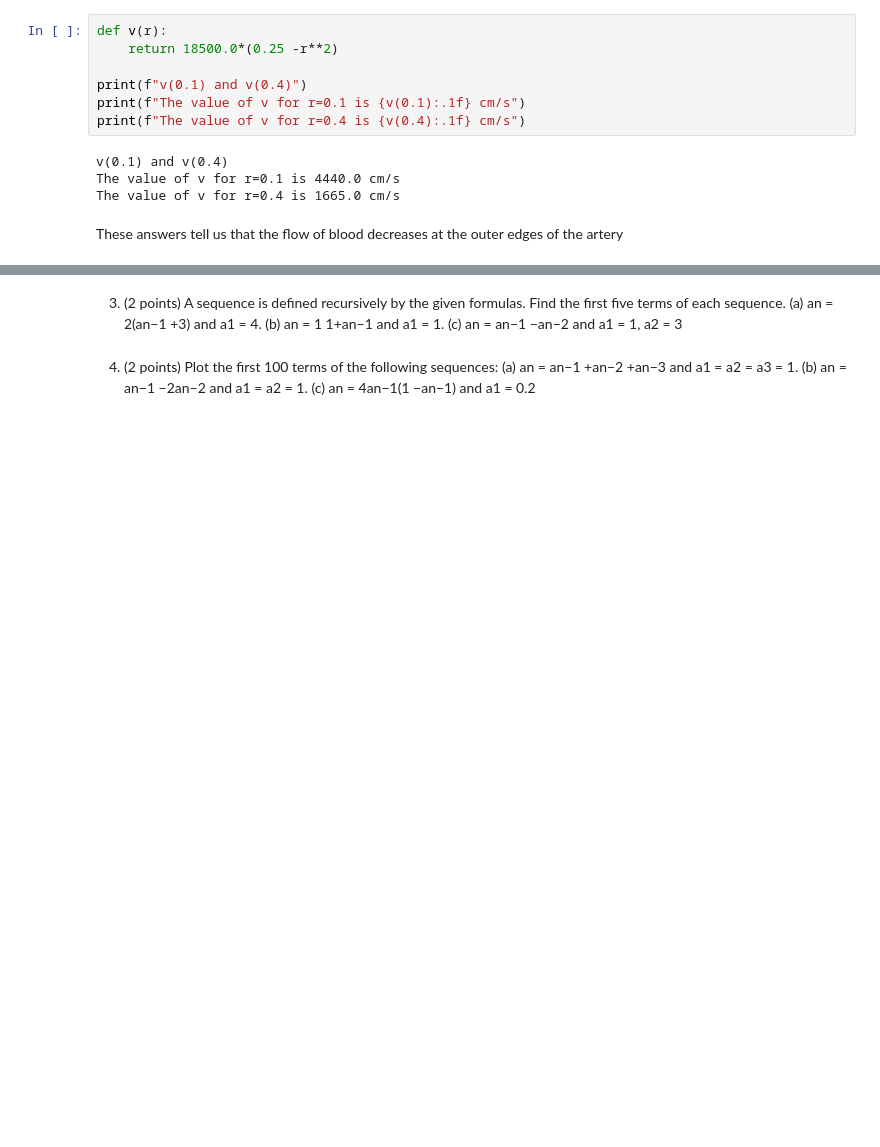
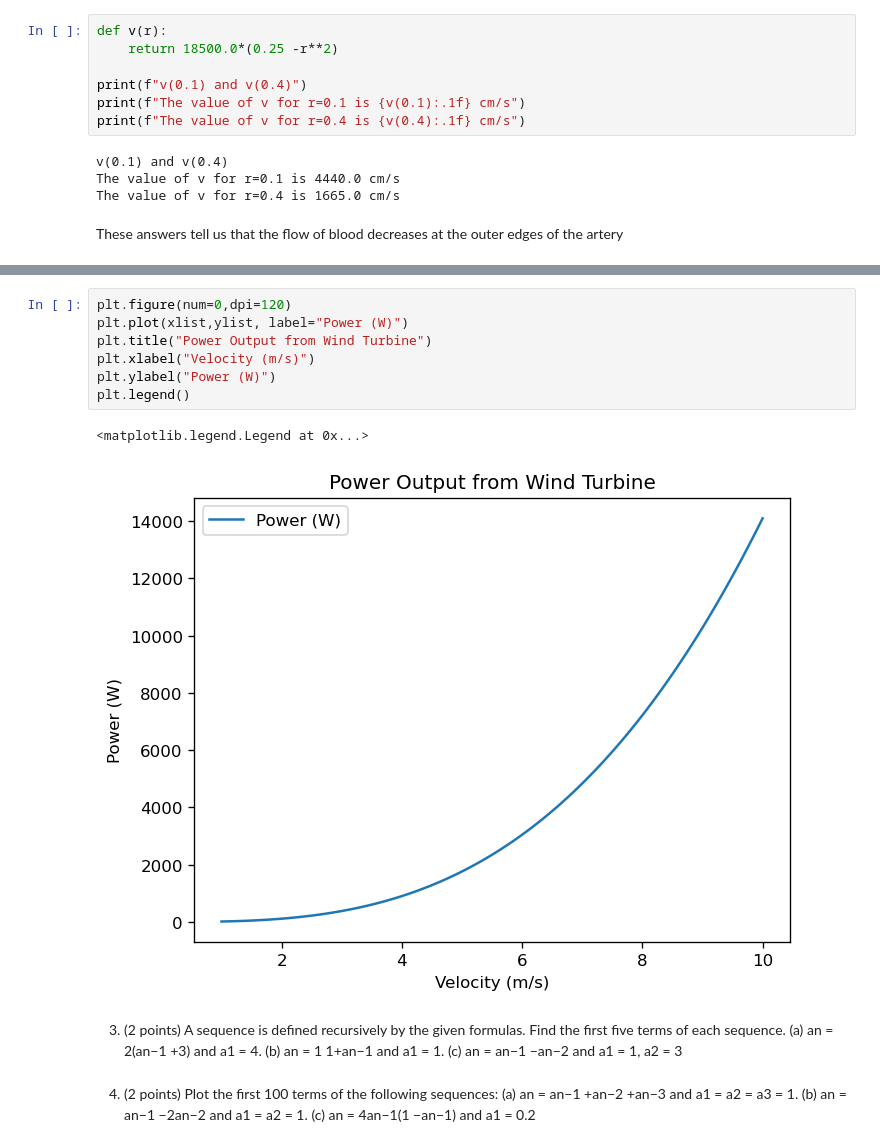
Before and after one commit to robwhite-lis/complexity_quizzes, a Jupyter notebook: Quizz1.ipynb, the cells around one changed output, grey strips where cells are left out. Cells and saved outputs as stored; diff of their text form; blank space fills up the shorter version.

```diff
--- a/Quizz1.ipynb
+++ b/Quizz1.ipynb
@@ -70,3 +105,13 @@ Plot the function P for wind speeds between 1 m/s and 10 m/s.
+# %%
+plt.figure(num=0,dpi=120)
+plt.plot(xlist,ylist, label="Power (W)")
+plt.title("Power Output from Wind Turbine")
+plt.xlabel("Velocity (m/s)")
+plt.ylabel("Power (W)")
+plt.legend()
+# %% [output]
+<matplotlib.legend.Legend at 0x...>
+[figure, added]
 # %% [markdown]
 3. (2 points) A sequence is defined recursively by the given formulas. Find the first five
 terms of each sequence.
```
Also changed, not shown: parts of 8 cells of this notebook.
